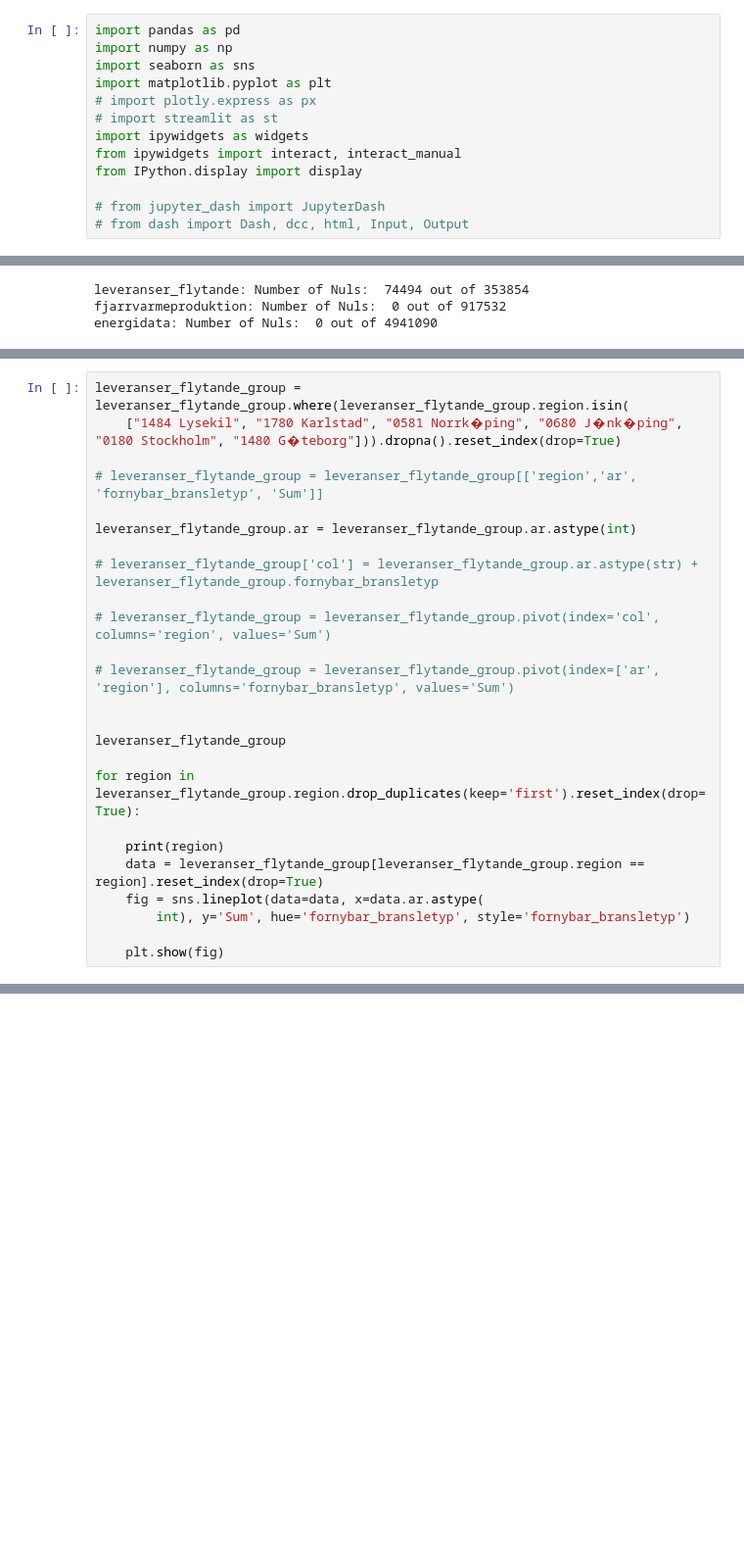
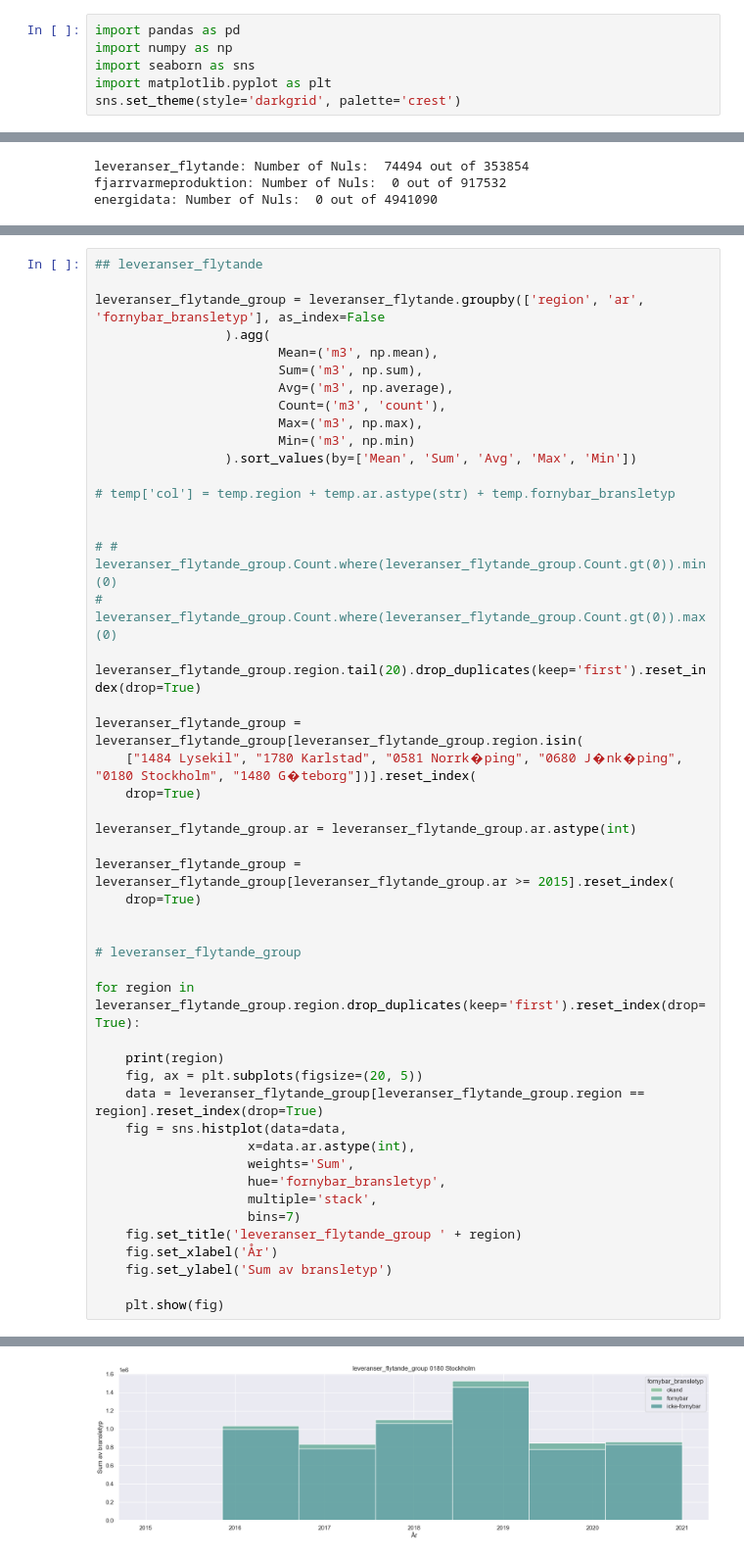
Before and after one commit to mnikolop/case3-swedish-energy, a Jupyter notebook: code/4-descriptive-analysis.ipynb, the cells around one changed output, grey strips where cells are left out. Shown at 98% size. Saved outputs shown, nothing was run; the diff lists cells and outputs as text; blank space fills up the shorter version.

Commit message:
graphs for all dataframes

```diff
--- a/code/4-descriptive-analysis.ipynb
+++ b/code/4-descriptive-analysis.ipynb
@@ -15,14 +15,7 @@ import pandas as pd
 import numpy as np
 import seaborn as sns
 import matplotlib.pyplot as plt
-# import plotly.express as px
-# import streamlit as st
-import ipywidgets as widgets
-from ipywidgets import interact, interact_manual
-from IPython.display import display
-
-# from jupyter_dash import JupyterDash
-# from dash import Dash, dcc, html, Input, Output
+sns.set_theme(style='darkgrid', palette='crest')
 # %%
 leveranser_flytande = pd.read_table('../data/to-use/leveranser-flytande-bransle-region-ar.csv', sep=',')
 elproduction_bransleanvandning = pd.read_table('../data/to-use/elproduction-bransleanvandning-region-produktionssatt-bransletyp-ar.csv', sep=',')
@@ -142,25 +107,50 @@ Name: region, dtype: object
 # %%
-leveranser_flytande_group = leveranser_flytande_group.where(leveranser_flytande_group.region.isin(
-    ["1484 Lysekil", "1780 Karlstad", "0581 Norrk�ping", "0680 J�nk�ping", "0180 Stockholm", "1480 G�teborg"])).dropna().reset_index(drop=True)
+## leveranser_flytande
 
-# leveranser_flytande_group = leveranser_flytande_group[['region','ar', 'fornybar_bransletyp', 'Sum']]
+leveranser_flytande_group = leveranser_flytande.groupby(['region', 'ar', 'fornybar_bransletyp'], as_index=False
+                 ).agg(
+                        Mean=('m3', np.mean),
+                        Sum=('m3', np.sum),
+                        Avg=('m3', np.average),
+                        Count=('m3', 'count'),
+                        Max=('m3', np.max),
+                        Min=('m3', np.min)
+                 ).sort_values(by=['Mean', 'Sum', 'Avg', 'Max', 'Min'])
+
+# temp['col'] = temp.region + temp.ar.astype(str) + temp.fornybar_bransletyp
+
+
+# # leveranser_flytande_group.Count.where(leveranser_flytande_group.Count.gt(0)).min(0)
+# leveranser_flytande_group.Count.where(leveranser_flytande_group.Count.gt(0)).max(0)
+
+leveranser_flytande_group.region.tail(20).drop_duplicates(keep='first').reset_index(drop=True)
+
+leveranser_flytande_group = leveranser_flytande_group[leveranser_flytande_group.region.isin(
+    ["1484 Lysekil", "1780 Karlstad", "0581 Norrk�ping", "0680 J�nk�ping", "0180 Stockholm", "1480 G�teborg"])].reset_index(
+    drop=True)
 
 leveranser_flytande_group.ar = leveranser_flytande_group.ar.astype(int)
 
-# leveranser_flytande_group['col'] = leveranser_flytande_group.ar.astype(str) + leveranser_flytande_group.fornybar_bransletyp
-
-# leveranser_flytande_group = leveranser_flytande_group.pivot(index='col', columns='region', values='Sum')
-
-# leveranser_flytande_group = leveranser_flytande_group.pivot(index=['ar', 'region'], columns='fornybar_bransletyp', values='Sum')
+leveranser_flytande_group = leveranser_flytande_group[leveranser_flytande_group.ar >= 2015].reset_index(
+    drop=True)
 
 
-leveranser_flytande_group
+# leveranser_flytande_group
 
 for region in leveranser_flytande_group.region.drop_duplicates(keep='first').reset_index(drop=True):
 
     print(region)
+    fig, ax = plt.subplots(figsize=(20, 5))
     data = leveranser_flytande_group[leveranser_flytande_group.region == region].reset_index(drop=True)
-    fig = sns.lineplot(data=data, x=data.ar.astype(
-        int), y='Sum', hue='fornybar_bransletyp', style='fornybar_bransletyp')
+    fig = sns.histplot(data=data,
+                    x=data.ar.astype(int),
+                    weights='Sum',
+                    hue='fornybar_bransletyp',
+                    multiple='stack',
+                    bins=7)
+    fig.set_title('leveranser_flytande_group ' + region)
+    fig.set_xlabel('År')
+    fig.set_ylabel('Sum av bransletyp')
 
     plt.show(fig)
+# %% [output]
@@ -166,0 +158 @@ for region in leveranser_flytande_group.region.drop_duplicates(keep='first').res
+[figure, added]
```
Also changed, not shown: parts of 24 cells of this notebook, 1 other file.
